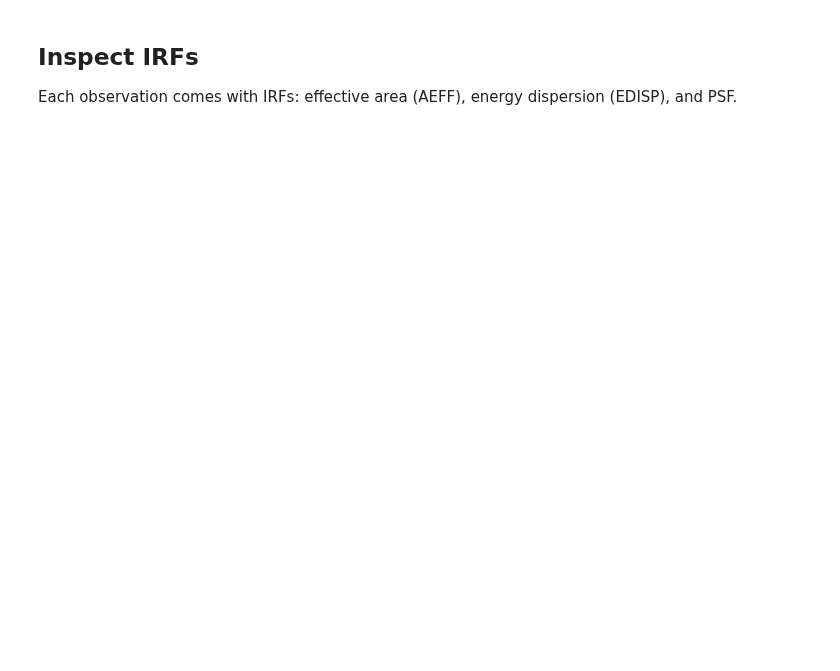
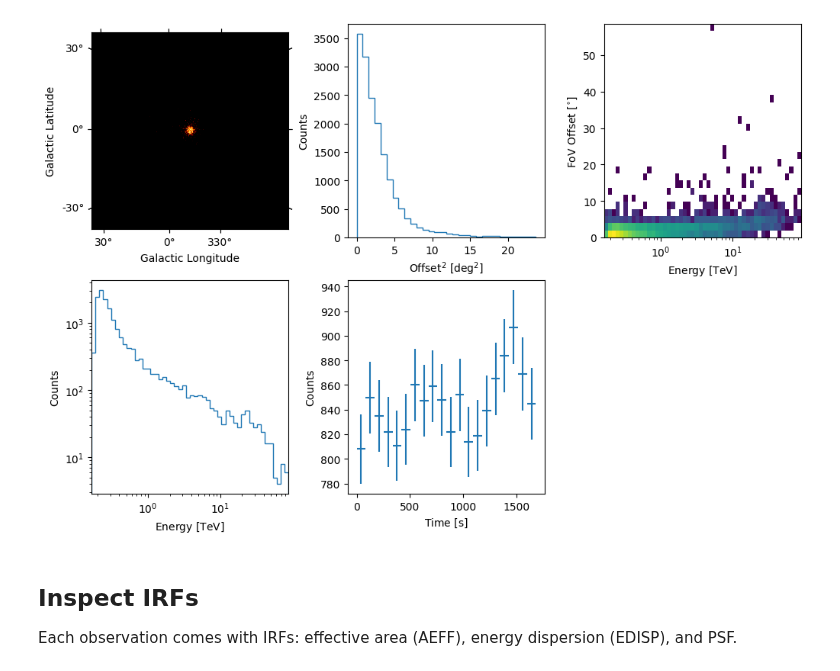
Before and after one commit to juliagouveamamprim/gamma-ray-analysis-with-gammapy, a Jupyter notebook: notebooks/02_3d_gamma_ray_analysis.ipynb, the cells around one changed output. Cells and saved outputs as stored; diff of their text form; code cells hidden in the pictures; blank space fills up the shorter version.

```diff
--- a/notebooks/02_3d_gamma_ray_analysis.ipynb
+++ b/notebooks/02_3d_gamma_ray_analysis.ipynb
@@ -44,3 +59,6 @@ log.setLevel(logging.INFO)
 # %%
-data_store = DataStore.from_dir(f"$GAMMAPY_DATA/hess-dl3-dr1")
-data_store.info()
+# Load the public H.E.S.S. DL3 DR1 data
+data_store = DataStore.from_dir("$GAMMAPY_DATA/hess-dl3-dr1")
+
+print(f"Number of observations in the data store: {len(data_store.obs_table)}")
+data_store.obs_table[:5]
@@ -59,10 +97,11 @@ This generous radius captures all wobble pointings relevant for RX J1713 in DR1.
 # %%
-selection = dict(
-    type="sky_circle",
-    frame="galactic",
-    lon=347.34*u.deg,
-    lat=-0.47*u.deg,
-    radius=5*u.deg, #HESS FoV is 5 deg so we set it as that here
-)
+selection = {
+    "type": "sky_circle",
+    "frame": "galactic",
+    "lon": 347.34 * u.deg,
+    "lat": -0.47 * u.deg,
+    "radius": 5 * u.deg,  # Selection radius for retrieving relevant observations
+}
+
 selected_obs_table = data_store.obs_table.select_observations(selection)
 # %% [markdown]
@@ -79,2 +139,6 @@ We now create `Observation` objects for all selected OBS_IDs.
 # %%
-observations = data_store.get_observations(selected_obs_table["OBS_ID"])
+obs_ids = selected_obs_table["OBS_ID"]
+observations = data_store.get_observations(obs_ids)
+
+print(f"Selected observation IDs: {list(obs_ids)}")
+print(f"Number of selected observations: {len(observations)}")
@@ -89,4 +153,4 @@ for a representative observation (the first in our list).
 # %%
-obs = observations[0]
-print(obs)
-obs.peek()
+obs_0 = observations[0]
+
+print(obs_0)
@@ -93,7 +167,8 @@ obs.peek()
 # %%
-# Quick look at events
-events = obs.events
-events.peek()
+# Quick-look diagnostic plot for the event list
+obs_0.events.peek()
+# %% [output]
+[figure, added]
 # %% [markdown]
 ## Inspect IRFs
 
```
Also changed, not shown: parts of 68 cells of this notebook, 1 other file.
